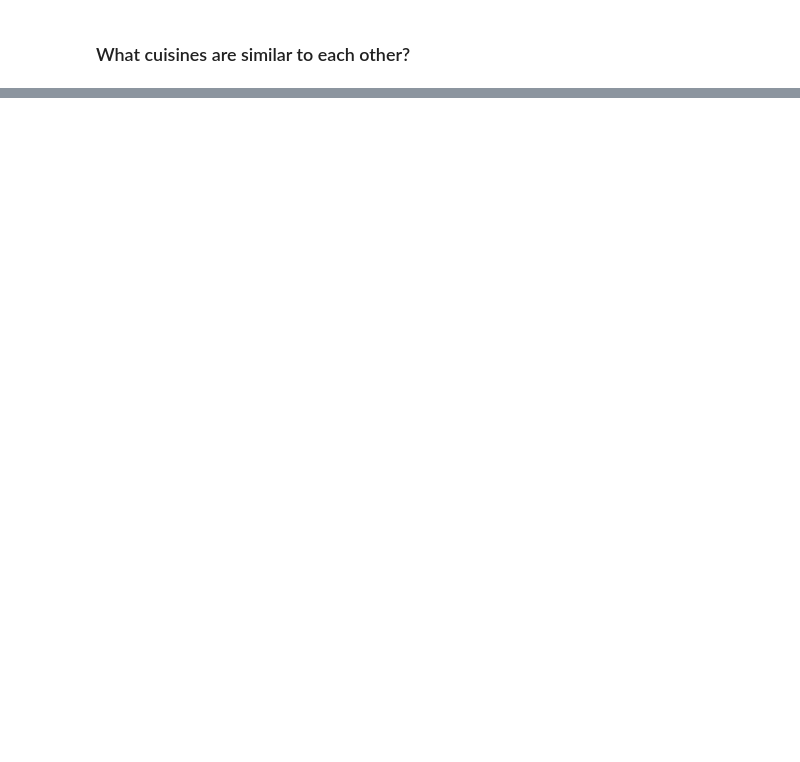
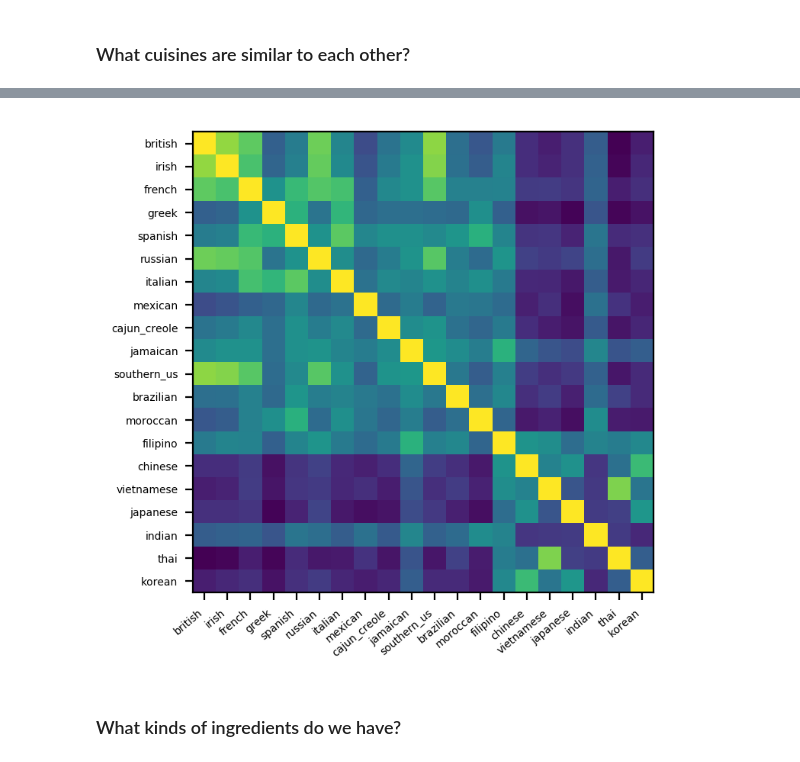
Before and after one commit to lucy3/ingredient_viz, a Jupyter notebook: Preliminary Exploration.ipynb, the cells around one changed output, grey strips where cells are left out. Cells and saved outputs as stored; diff of their text form; code cells hidden in the pictures; blank space fills up the shorter version.

```diff
--- a/Preliminary Exploration.ipynb
+++ b/Preliminary Exploration.ipynb
@@ -54,7 +88,7 @@ Maybe we should have a dict from cuisine to country/region, if we want to viz on
 cuisine_ing = defaultdict(Counter)
 for d in recipes:
     cuisine = d['cuisine']
-    ing = d['ingredients']
+    ing = [i.lower() for i in d['ingredients']]
     cuisine_ing[cuisine].update(ing)
 # %%
 for cuisine in cuisine_ing:
@@ -82,3 +118,16 @@ italian
+# %%
+with open('food_dataset.csv', 'w') as csvfile:
+    fieldnames = ['cuisine', 'ingredient', 'count', 'country', 'continent']
+    writer = csv.DictWriter(csvfile, fieldnames=fieldnames)
+    writer.writeheader()
+    for cuisine in cuisine_ing:
+        for ing in cuisine_ing[cuisine]:
+            d = {}
+            d['cuisine'] = cuisine
+            d['ingredient'] = ing.encode('utf-8')
+            d['count'] = cuisine_ing[cuisine][ing]
+            d['country'], d['continent'] = cuisine_country[cuisine]
+            writer.writerow(d)
 # %% [markdown]
 ### What cuisines are similar to each other?
 # %%
@@ -91,0 +141,26 @@ print("Total number of unique ingredients:", len(ingredients))
+# %%
+continent_cuisine = defaultdict(list)
+for cuisine in cuisine_country:
+    tup = cuisine_country[cuisine]
+    continent = tup[1]
+    continent_cuisine[continent].append(cuisine)
+cuisines = []
+for continent in continent_cuisine:
+    cuisines.extend(continent_cuisine[continent])
+matrix = np.zeros((len(cuisines), len(ingredients)))
+for i, c in enumerate(cuisines):
+    ings = cuisine_ing[c]
+    for ing in ings:
+        j = ingredients.index(ing)
+        matrix[i][j] = ings[ing]
+model = TfidfTransformer()
+matrix = model.fit_transform(matrix)
+sim = cosine_similarity(matrix)
+# %%
+plt.subplots(dpi=200)
+plt.imshow(sim)
+plt.xticks(np.arange(len(cuisines)), cuisines, rotation=40, ha='right', fontsize=5)
+plt.yticks(np.arange(len(cuisines)), cuisines, fontsize=5)
+plt.show()
+# %% [output]
+[figure, added]
@@ -91,0 +174,2 @@ print("Total number of unique ingredients:", len(ingredients))
+# %% [markdown]
+### What kinds of ingredients do we have?
```
Also changed, not shown: parts of 18 cells of this notebook, 2 other files.
